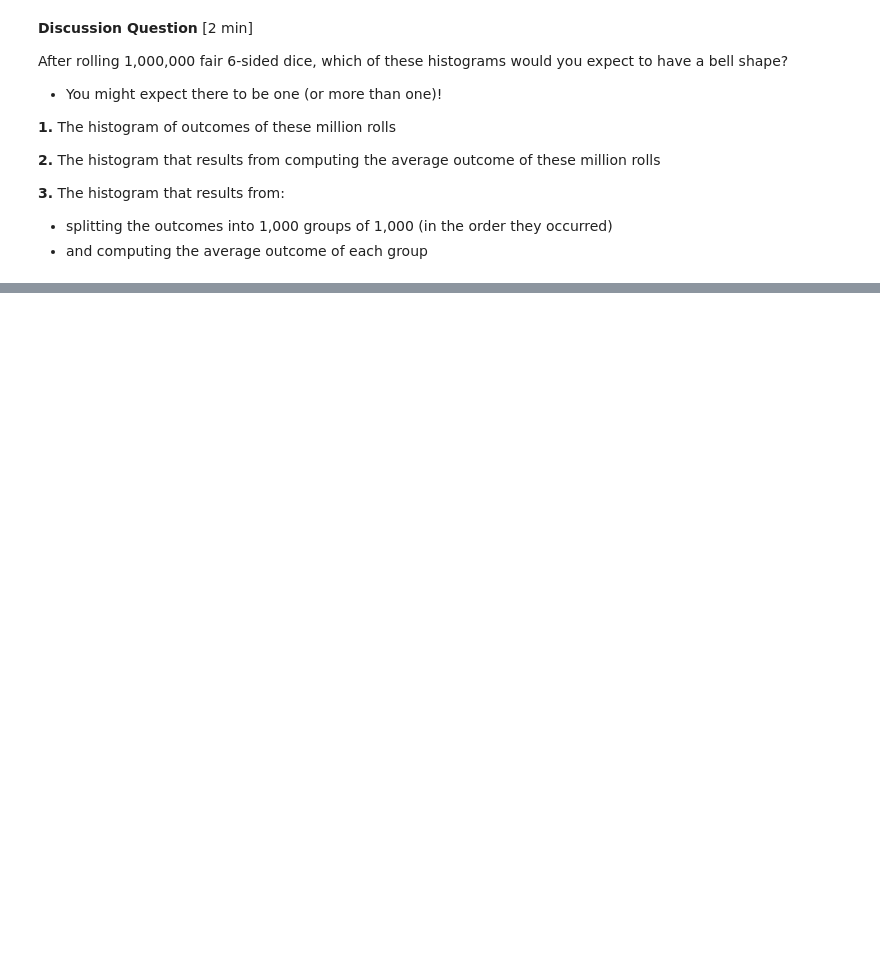
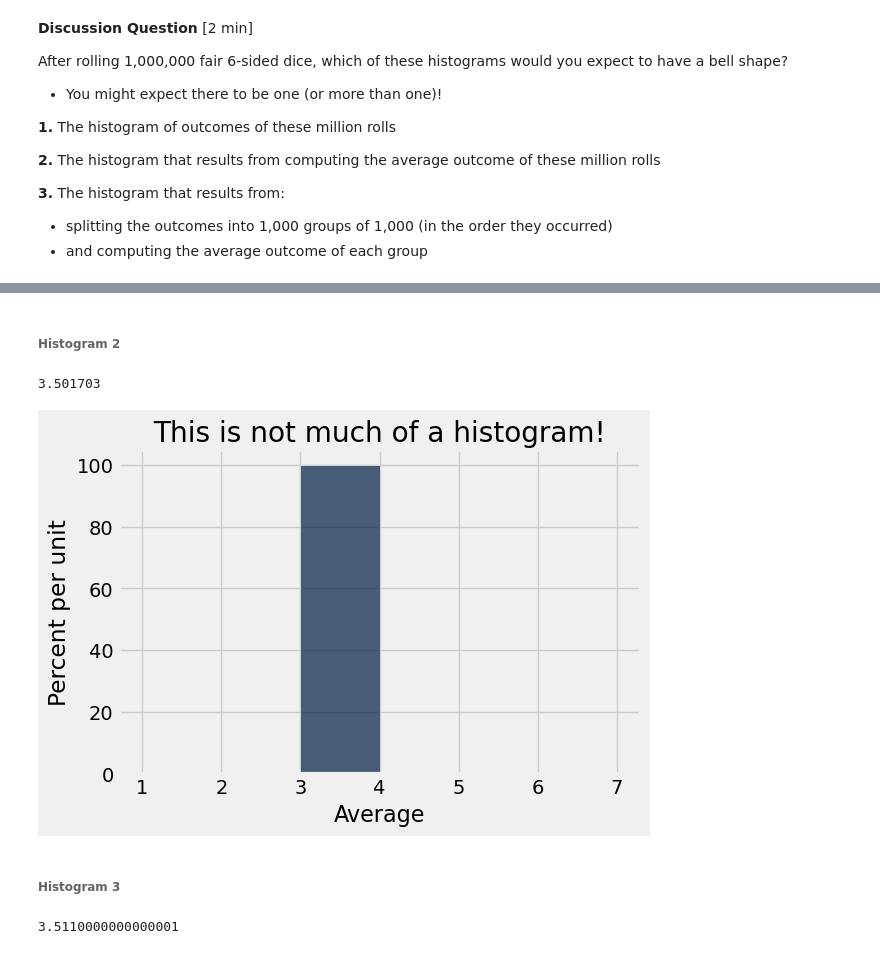
Before and after one commit to kystewart/materials-sp25, a Jupyter notebook: lec/lec26/lec26.ipynb, the cells around one changed output, grey strips where cells are left out. Saved outputs shown, nothing was run; the diff lists cells and outputs as text; code cells hidden in the pictures; blank space fills up the shorter version.

```diff
--- a/lec/lec26/lec26.ipynb
+++ b/lec/lec26/lec26.ipynb
@@ -103,0 +175,14 @@ Table().with_columns('Die Spot', one_million_die_rolls).hist(bins = np.arange(1,
+# %% [markdown]
+###### Histogram 2
+# %%
+one_million_die_average = np.average(one_million_die_rolls)
+one_million_die_average
+# %% [output]
+3.501703
+# %%
+Table().with_columns('Average', one_million_die_average).hist(bins = np.arange(1,8))
+plots.title('This is not much of a histogram!');
+# %% [output]
+[figure, added]
+# %% [markdown]
+###### Histogram 3
@@ -103,0 +191,4 @@ Table().with_columns('Die Spot', one_million_die_rolls).hist(bins = np.arange(1,
+# %%
+np.average(one_million_roll_table.take(np.arange(1000)).column('Die Spot'))
+# %% [output]
+3.5110000000000001
```
Also changed, not shown: parts of 28 cells of this notebook.
